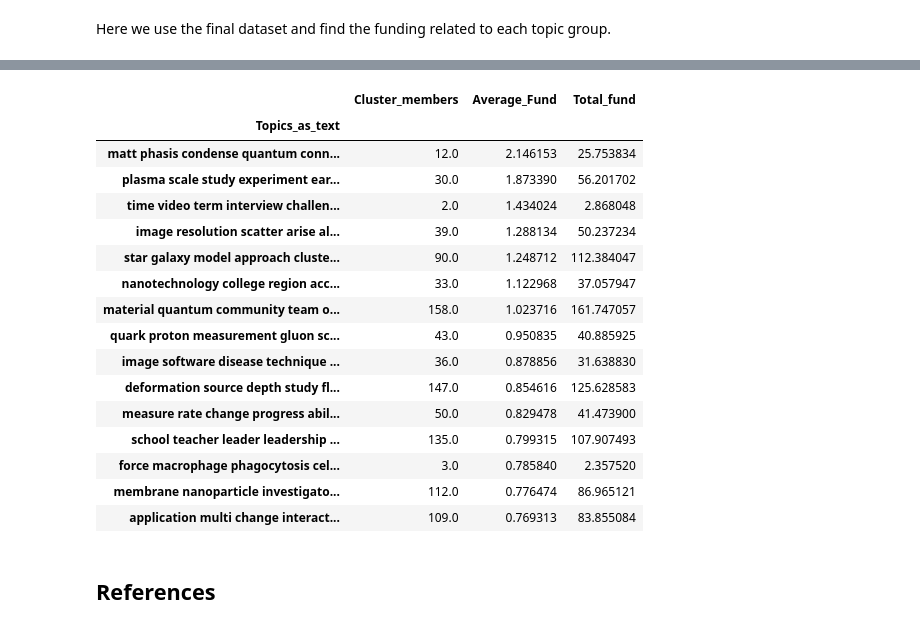
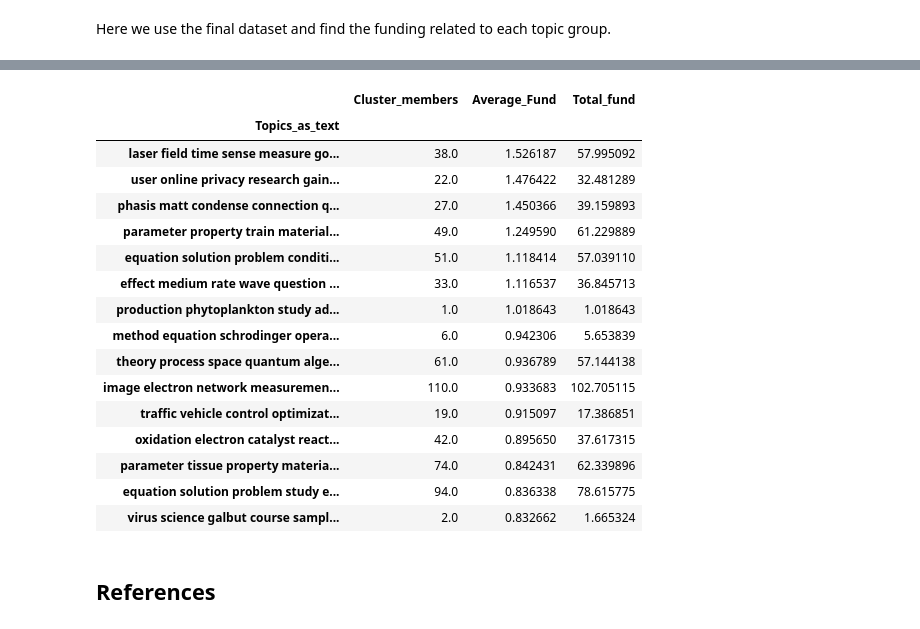
Before and after one commit to qSergio/MapperTopic, a Jupyter notebook: Report/TextAnalysis.ipynb, the cells around one changed output, grey strips where cells are left out. Cells and saved outputs as stored; diff of their text form; code cells hidden in the pictures.

```diff
--- a/Report/TextAnalysis.ipynb
+++ b/Report/TextAnalysis.ipynb
@@ -295,8 +304,6 @@ for w in custom_paper_words:
 # %%
-# Parser location
-local_file = '/Users/anieto/opt/anaconda3/envs/nlp_demo/lib/python3.9/site-packages/en_core_web_sm/en_core_web_sm-2.3.1/'
-# Parser
-nlp = spacy.load(local_file, disable=["tagger", "ner"])
+# Parser location in path_encore
+nlp = spacy.load('/opt/conda/lib/python3.11/site-packages/en_core_web_sm/en_core_web_sm-2.3.1/', disable=["tagger", "ner"])
 # parser nlp.max_length = 1000000
 # %%
 def cleaned_text(text):
@@ -587,7 +576,7 @@ list(dict(G['nodes']).keys())[:2]
 # %%
 # Cluster abstracts indexes
 
-list_cube = list(mapper.data_from_cluster_id('cube8_cluster0', G, df.index))
+list_cube = list(mapper.data_from_cluster_id('cube65_cluster1', G, df.index))
 # %%
 list_cube[:3]
 # %% [output]
@@ -610,7 +599,7 @@ vec = TfidfVectorizer(analyzer="word",
                       strip_accents="unicode",
                       stop_words="english",
                       ngram_range=(1,3),
-                      max_df=0.99,
+                      max_df=0.90,
                       min_df=0.05)
 # %%
 interpretable_inverse_X = vec.fit_transform(abstracts_cluster_0).toarray()
@@ -720,7 +710,7 @@ from keybert import KeyBERT
 
 kw_model = KeyBERT()
 # %%
-keywords = kw_model.extract_keywords(abstracts_cluster_0[2],
+keywords = kw_model.extract_keywords(abstracts_cluster_0[0],
                                        keyphrase_ngram_range=(1, 3),
                                        use_mmr=True,
                                        diversity=0.7)
@@ -914,30 +923,30 @@ df.groupby('Topics_as_text')['AwardAmountMM'].mean().sort_values(ascending=False
 # %%
 def Conclusions(df):
     resulting_dict = {}
     resulting_dict['Cluster_members'] = df['AwardID'].count()
     resulting_dict['Average_Fund'] = df['AwardAmountMM'].mean()
     resulting_dict['Total_fund'] = df['AwardAmountMM'].sum()
     return pd.Series(resulting_dict, index=['Cluster_members', 'Average_Fund', 'Total_fund'])
 
-df.groupby('Topics_as_text').apply(f).sort_values('Average_Fund', ascending=False).head(15)
+df.groupby('Topics_as_text').apply(Conclusions).sort_values('Average_Fund', ascending=False).head(15)
 # %% [output]
 |  | Cluster_members | Average_Fund | Total_fund |
 | Topics_as_text |  |  |  |
-| matt phasis condense quantum conn... | 12.0 | 2.146153 | 25.753834 |
-| plasma scale study experiment ear... | 30.0 | 1.873390 | 56.201702 |
-| time video term interview challen... | 2.0 | 1.434024 | 2.868048 |
-| image resolution scatter arise al... | 39.0 | 1.288134 | 50.237234 |
-| star galaxy model approach cluste... | 90.0 | 1.248712 | 112.384047 |
-| nanotechnology college region acc... | 33.0 | 1.122968 | 37.057947 |
-| material quantum community team o... | 158.0 | 1.023716 | 161.747057 |
-| quark proton measurement gluon sc... | 43.0 | 0.950835 | 40.885925 |
-| image software disease technique ... | 36.0 | 0.878856 | 31.638830 |
-| deformation source depth study fl... | 147.0 | 0.854616 | 125.628583 |
-| measure rate change progress abil... | 50.0 | 0.829478 | 41.473900 |
-| school teacher leader leadership ... | 135.0 | 0.799315 | 107.907493 |
-| force macrophage phagocytosis cel... | 3.0 | 0.785840 | 2.357520 |
-| membrane nanoparticle investigato... | 112.0 | 0.776474 | 86.965121 |
-| application multi change interact... | 109.0 | 0.769313 | 83.855084 |
+| laser field time sense measure go... | 38.0 | 1.526187 | 57.995092 |
+| user online privacy research gain... | 22.0 | 1.476422 | 32.481289 |
+| phasis matt condense connection q... | 27.0 | 1.450366 | 39.159893 |
+| parameter property train material... | 49.0 | 1.249590 | 61.229889 |
+| equation solution problem conditi... | 51.0 | 1.118414 | 57.039110 |
+| effect medium rate wave question ... | 33.0 | 1.116537 | 36.845713 |
+| production phytoplankton study ad... | 1.0 | 1.018643 | 1.018643 |
+| method equation schrodinger opera... | 6.0 | 0.942306 | 5.653839 |
+| theory process space quantum alge... | 61.0 | 0.936789 | 57.144138 |
+| image electron network measuremen... | 110.0 | 0.933683 | 102.705115 |
+| traffic vehicle control optimizat... | 19.0 | 0.915097 | 17.386851 |
+| oxidation electron catalyst react... | 42.0 | 0.895650 | 37.617315 |
+| parameter tissue property materia... | 74.0 | 0.842431 | 62.339896 |
+| equation solution problem study e... | 94.0 | 0.836338 | 78.615775 |
+| virus science galbut course sampl... | 2.0 | 0.832662 | 1.665324 |
 # %% [markdown]
 ## References
 # %% [markdown]
```
Also changed, not shown: parts of 41 cells of this notebook, 4 other files.
